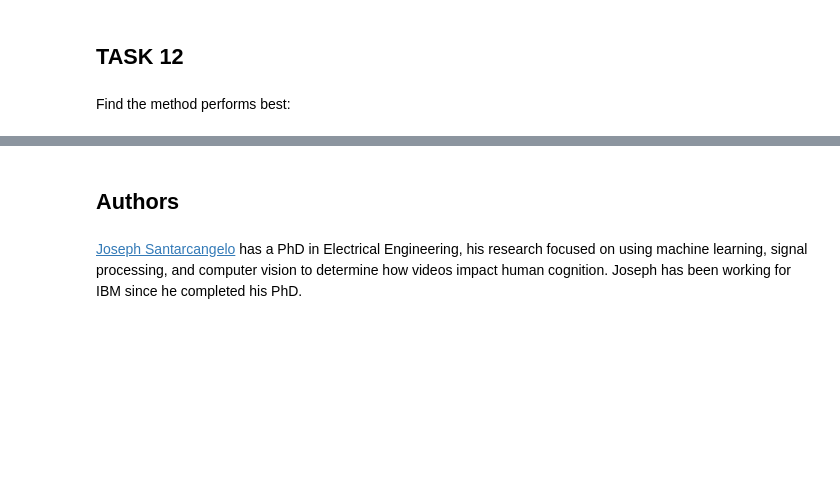
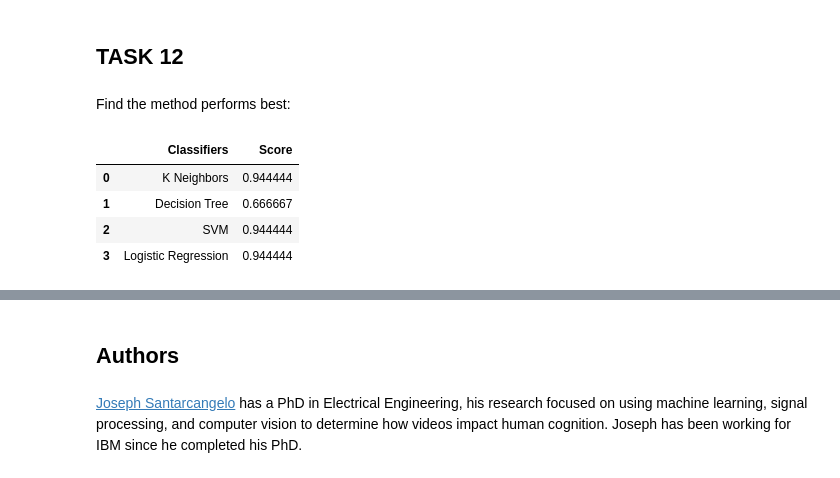
Before and after one commit to DeepankarChakraborty/IBMCapstone, a Jupyter notebook: Machine Learning Prediction.ipynb, the cells around one changed output, grey strips where cells are left out. Drawn from its saved outputs; the diff is of its cells as text; code cells hidden in the pictures; blank space fills up the shorter version.

```diff
--- a/Machine Learning Prediction.ipynb
+++ b/Machine Learning Prediction.ipynb
@@ -320,0 +326,8 @@ Find the method performs best:
+# %%
+scores
+# %% [output]
+|  | Classifiers | Score |
+| 0 | K Neighbors | 0.944444 |
+| 1 | Decision Tree | 0.666667 |
+| 2 | SVM | 0.944444 |
+| 3 | Logistic Regression | 0.944444 |
```
Also changed, not shown: parts of 4 cells of this notebook.
